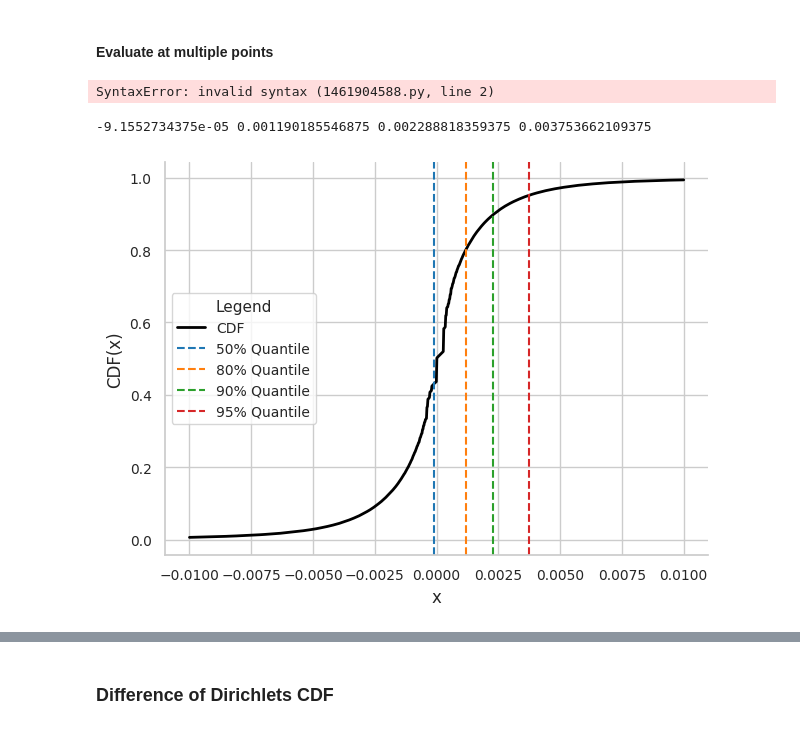
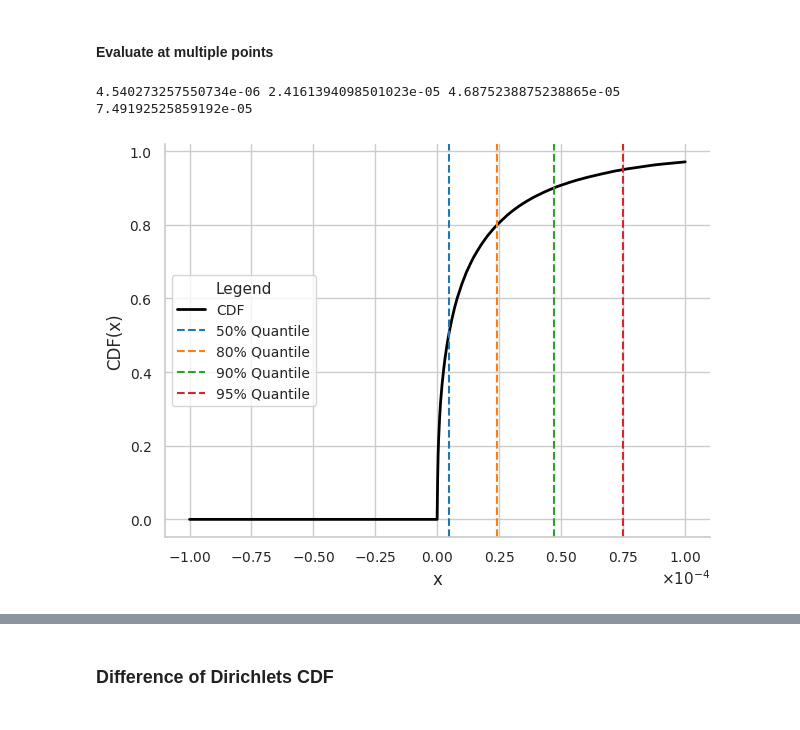
Before and after one commit to spsvihla/pcms, a Jupyter notebook: notebooks/haar_like_wavelets_level_of_significance.ipynb, the cells around one changed output, grey strips where cells are left out. Saved outputs shown, nothing was run; the diff lists cells and outputs as text; code cells hidden in the pictures.

```diff
--- a/notebooks/haar_like_wavelets_level_of_significance.ipynb
+++ b/notebooks/haar_like_wavelets_level_of_significance.ipynb
@@ -62,7 +67,7 @@ for n_leaves in sizes:
 
     mem_before = process.memory_info().rss / (1024 ** 2)  # in MB
     start = time.time()
-    _ = pcms.haar.cdf_proj_cbst(y, func, eps=0.01, delta=0.01, batch_size=500)
+    _ = pcms.haar.cdf_proj_cbst(y, func, eps=0.005, delta=0.01, batch_size=500)
     elapsed = time.time() - start
     mem_after = process.memory_info().rss / (1024 ** 2)  # in MB
 
@@ -115,46 +132,45 @@ Approximate empirical time complexity: O(n^1.00)
 # %% [markdown]
 #### Evaluate at multiple points
-# %%
-quant50_cbst = root_scalar(lambda x: pcms.haar.cdf_proj_cbst(x, func) - 0.5, bracket=(-0.1,0.1), method='bisect', xtol=0.0001)
-quant80_cbst = root_scalar(lambda x: pcms.haar.cdf_proj_cbst(x, func) - 0.8, bracket=(-0.1,0.1), method='bisect', xtol=0.0001)
-quant90_cbst = root_scalar(lambda x: pcms.haar.cdf_proj_cbst(x, func) - 0.9, bracket=(-0.1,0.1), method='bisect', xtol=0.0001)
-quant95_cbst = root_scalar(lambda x: pcms.haar.cdf_proj_cbst(x, func) - 0.95, bracket=(-0.1,0.1), method='bisect', xtol=0.0001)
-# %% [output]
-SyntaxError: invalid syntax (1461904588.py, line 2)
-# %%
-print(quant50_cbst.root, quant80_cbst.root, quant90_cbst.root, quant95_cbst.root)
-# %% [output]
--9.1552734375e-05 0.001190185546875 0.002288818359375 0.003753662109375
 # %%
 n_points = 1000
-ys_cbst = np.linspace(-0.01, 0.01, n_points)
+ys_cbst = np.linspace(-0.0001, 0.0001, n_points)
 # %%
-cdf_vals_cbst = pcms.haar.cdf_proj_cbst(ys_cbst, func)
+cdf_vals_cbst = pcms.haar.cdf_proj_cbst(ys_cbst, func, eps=0.005, delta=0.01)
+# %%
+quantile_levels = [0.5, 0.8, 0.9, 0.95]
+quantiles_cbst = np.interp(quantile_levels, cdf_vals_cbst, ys_cbst)
+quant50_cbst, quant80_cbst, quant90_cbst, quant95_cbst = quantiles_cbst
+# %%
+print(quant50_cbst, quant80_cbst, quant90_cbst, quant95_cbst)
+# %% [output]
+4.540273257550734e-06 2.4161394098501023e-05 4.6875238875238865e-05 7.49192525859192e-05
 # %%
 sns.set_theme(style="whitegrid")
 
-# Create high-DPI figure for sharpness
 fig, ax = plt.subplots()
 
-# Plot CDF
 ax.plot(ys_cbst, cdf_vals_cbst, label='CDF', color='black', linewidth=2)
 
-# Vertical quantile lines
-ax.axvline(quant50_cbst.root, linestyle='--', color='#1f77b4', label='50% Quantile')
-ax.axvline(quant80_cbst.root, linestyle='--', color='#ff7f0e', label='80% Quantile')
-ax.axvline(quant90_cbst.root, linestyle='--', color='#2ca02c', label='90% Quantile')
-ax.axvline(quant95_cbst.root, linestyle='--', color='#d62728', label='95% Quantile')
+ax.axvline(quant50_cbst, linestyle='--', color='#1f77b4', label='50% Quantile')
+ax.axvline(quant80_cbst, linestyle='--', color='#ff7f0e', label='80% Quantile')
+ax.axvline(quant90_cbst, linestyle='--', color='#2ca02c', label='90% Quantile')
+ax.axvline(quant95_cbst, linestyle='--', color='#d62728', label='95% Quantile')
 
-# Labels and title
 ax.set_xlabel("x", fontsize=12)
 ax.set_ylabel("CDF(x)", fontsize=12)
+
+# Scientific notation formatter
+formatter = mtick.ScalarFormatter(useMathText=True)
+formatter.set_scientific(True)
+formatter.set_powerlimits((-3, 4))  # Use scientific notation if exponent < -3 or > 4
+ax.xaxis.set_major_formatter(formatter)
 
 ax.tick_params(axis='both', which='major', labelsize=10)
 sns.despine()
 
 ax.legend(title="Legend", fontsize=10, title_fontsize=11, loc="center left", frameon=True)
 
 plt.tight_layout()
 plt.show()
 # %% [output]
-[figure, old version]
+[figure, new version]
```
Also changed, not shown: parts of 24 cells of this notebook.
